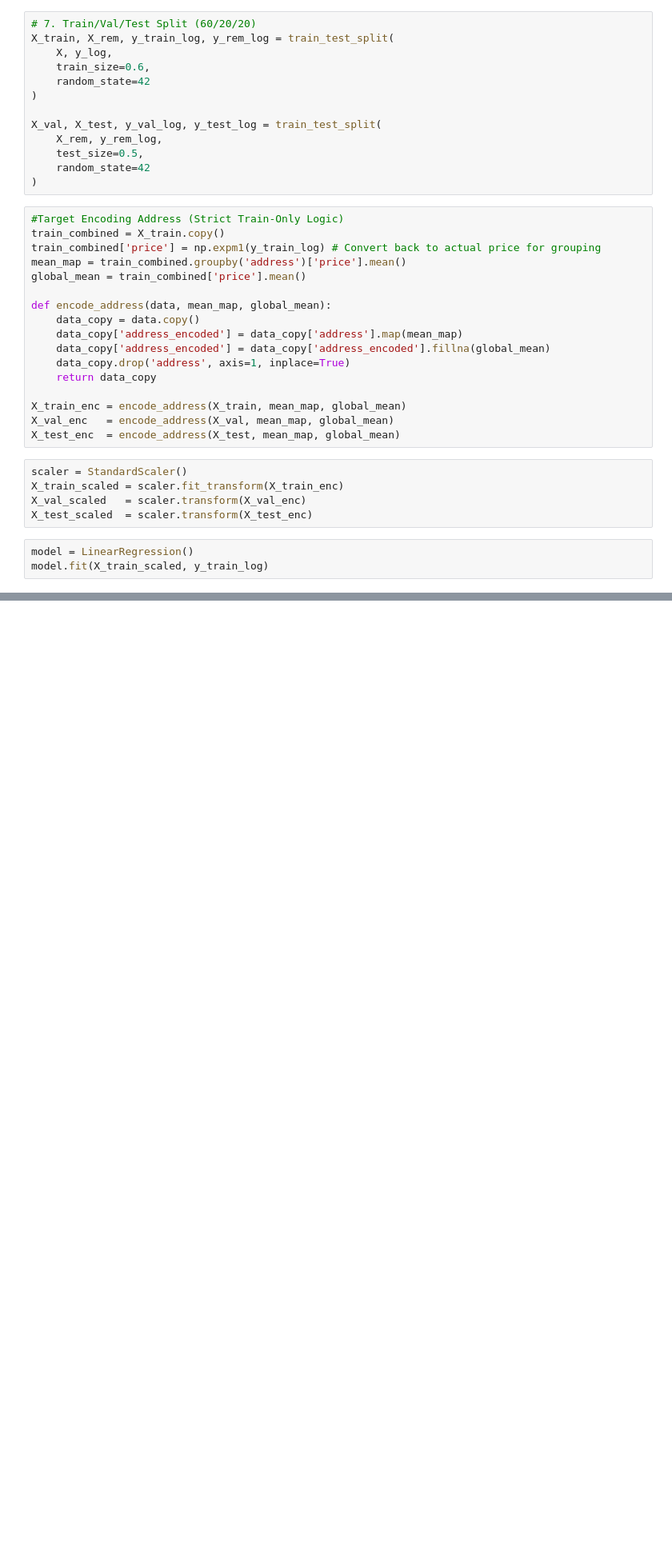
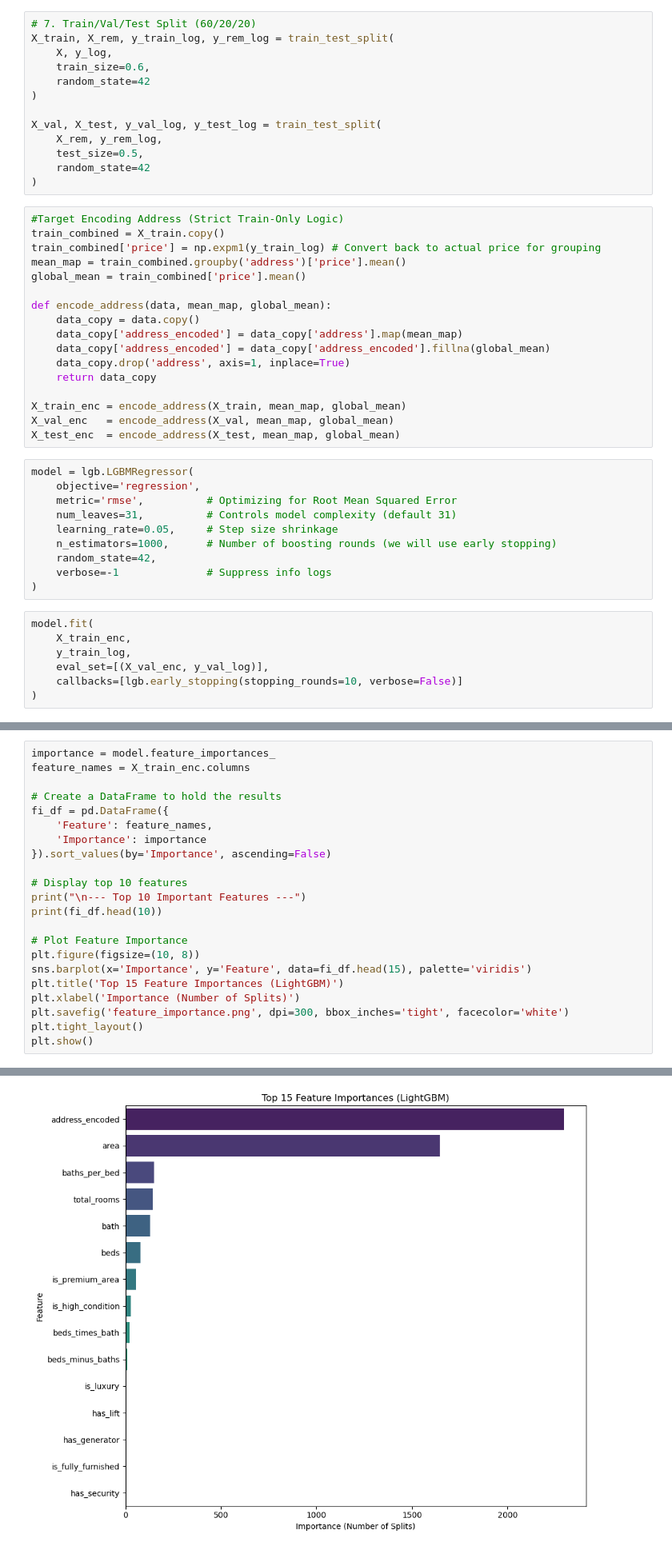
Before and after one commit to ahs95/House_price, a Jupyter notebook: House_price_model.ipynb, the cells around one changed output, grey strips where cells are left out. Shown at 80% size. Drawn from its saved outputs; the diff is of its cells as text; blank space fills up the shorter version.

Commit message:
lightgbm implemented

```diff
--- a/House_price_model.ipynb
+++ b/House_price_model.ipynb
@@ -284,11 +304,20 @@ X_train_enc = encode_address(X_train, mean_map, global_mean)
 X_val_enc   = encode_address(X_val, mean_map, global_mean)
 X_test_enc  = encode_address(X_test, mean_map, global_mean)
 # %%
-scaler = StandardScaler()
-X_train_scaled = scaler.fit_transform(X_train_enc)
-X_val_scaled   = scaler.transform(X_val_enc)
-X_test_scaled  = scaler.transform(X_test_enc)
+model = lgb.LGBMRegressor(
+    objective='regression',
+    metric='rmse',          # Optimizing for Root Mean Squared Error
+    num_leaves=31,          # Controls model complexity (default 31)
+    learning_rate=0.05,     # Step size shrinkage
+    n_estimators=1000,      # Number of boosting rounds (we will use early stopping)
+    random_state=42,
+    verbose=-1              # Suppress info logs
+)
 # %%
-model = LinearRegression()
-model.fit(X_train_scaled, y_train_log)
+model.fit(
+    X_train_enc,
+    y_train_log,
+    eval_set=[(X_val_enc, y_val_log)],
+    callbacks=[lgb.early_stopping(stopping_rounds=10, verbose=False)]
+)
 # %% [output]
@@ -335,0 +370,23 @@ Status: Good Fit / Balanced
+# %%
+importance = model.feature_importances_
+feature_names = X_train_enc.columns
+
+# Create a DataFrame to hold the results
+fi_df = pd.DataFrame({
+    'Feature': feature_names,
+    'Importance': importance
+}).sort_values(by='Importance', ascending=False)
+
+# Display top 10 features
+print("\n--- Top 10 Important Features ---")
+print(fi_df.head(10))
+
+# Plot Feature Importance
+plt.figure(figsize=(10, 8))
+sns.barplot(x='Importance', y='Feature', data=fi_df.head(15), palette='viridis')
+plt.title('Top 15 Feature Importances (LightGBM)')
+plt.xlabel('Importance (Number of Splits)')
+plt.savefig('feature_importance.png', dpi=300, bbox_inches='tight', facecolor='white')
+plt.tight_layout()
+plt.show()
+# %% [output]
@@ -335,0 +408 @@ Status: Good Fit / Balanced
+[figure, added]
```
Also changed, not shown: parts of 13 cells of this notebook.
